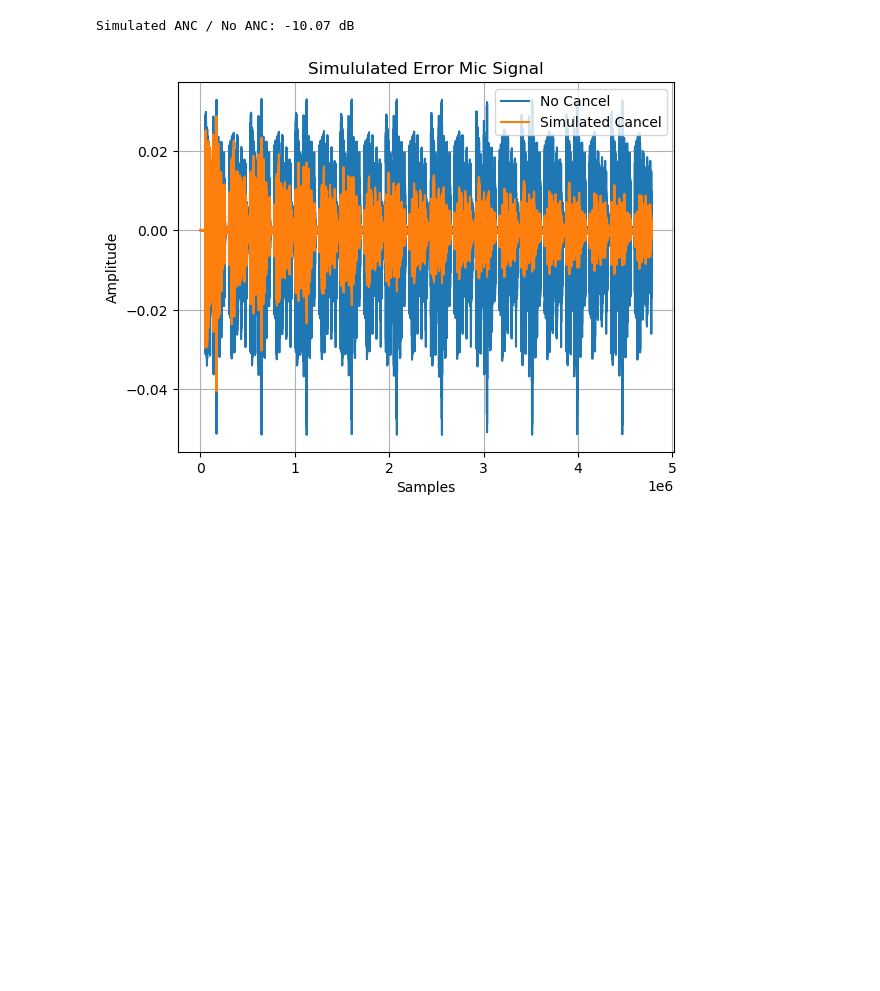
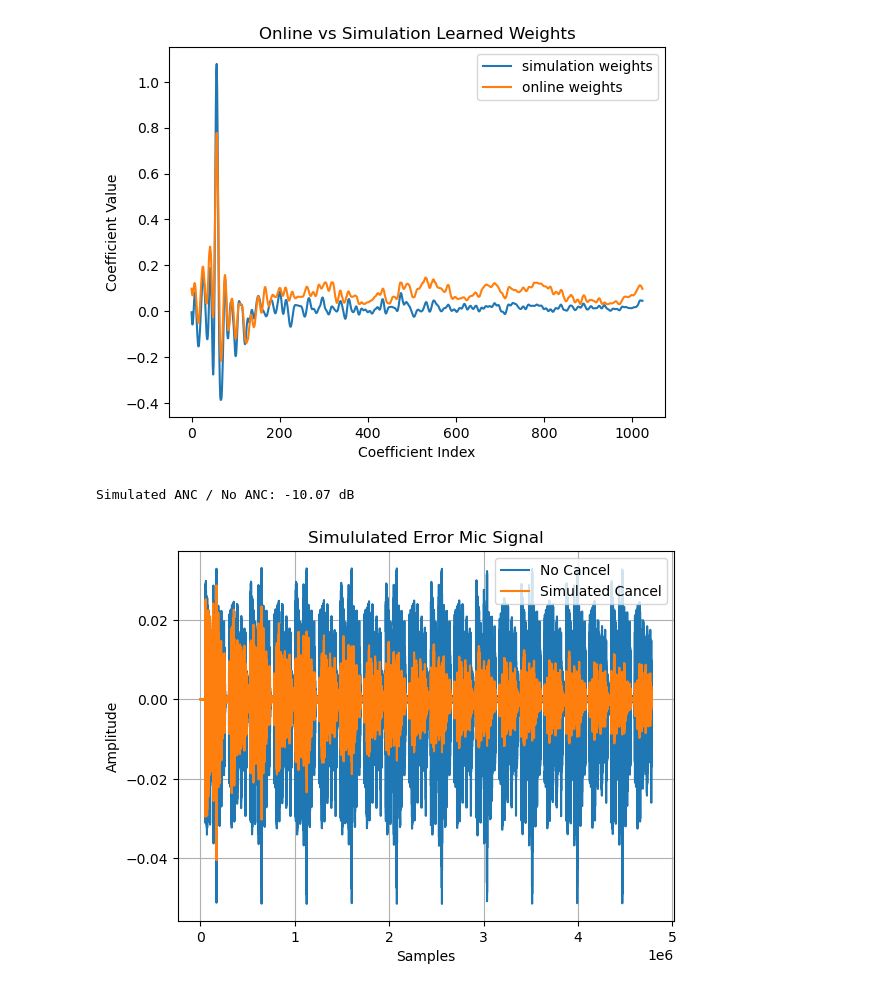
Before and after one commit to bowerirn/Reverb-Control, a Jupyter notebook: experiments/offline_fxlms.ipynb, the cells around one changed output. Saved outputs shown, nothing was run; the diff lists cells and outputs as text; code cells hidden in the pictures; blank space fills up the shorter version.

```diff
--- a/experiments/offline_fxlms.ipynb
+++ b/experiments/offline_fxlms.ipynb
@@ -87,3 +87,14 @@ Simulated ANC / No ANC: -9.93 dB
+# %%
+plt.plot(fx.w, label="simulation weights")
+plt.plot(learned_weights, label="online weights")
+
+plt.title("Online vs Simulation Learned Weights")
+plt.xlabel("Coefficient Index")
+plt.ylabel("Coefficient Value")
+plt.legend()
+plt.show()
+# %% [output]
+[figure, added]
 # %%
 fx.reset()
 control, simulated_error, panel_output, weight_history = fx.process_array(
```
Also changed, not shown: parts of 1 cell of this notebook, 31 other files.
